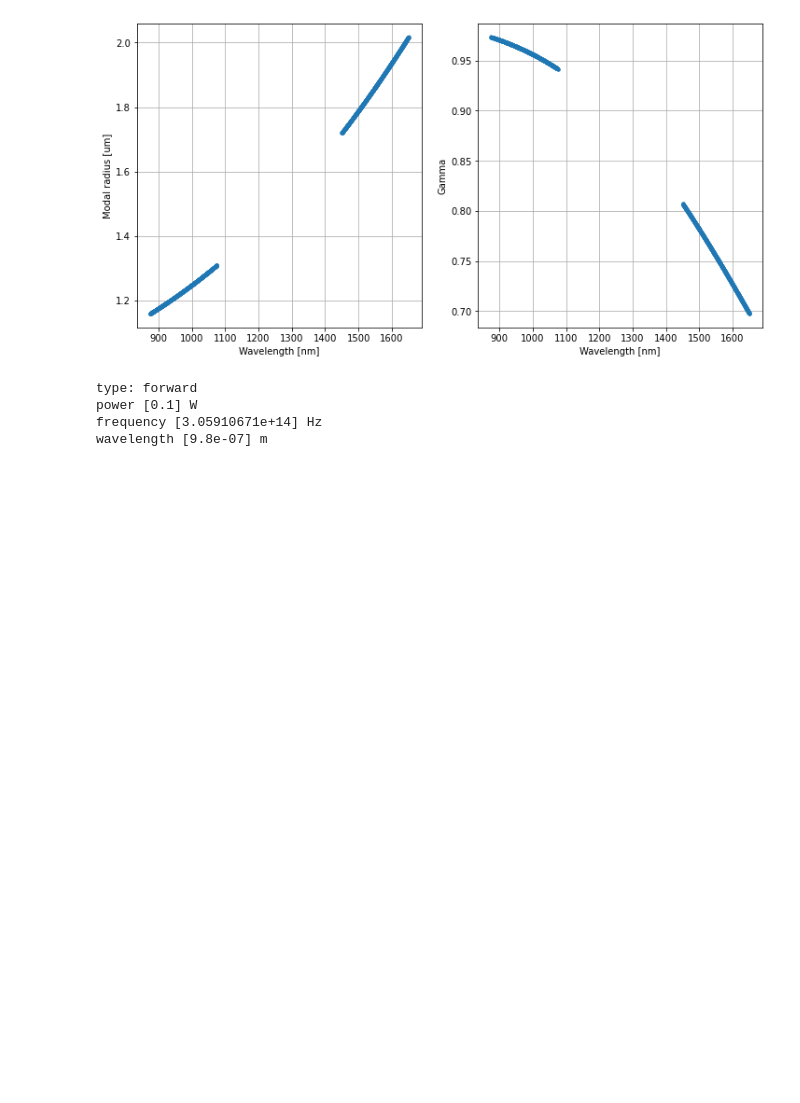
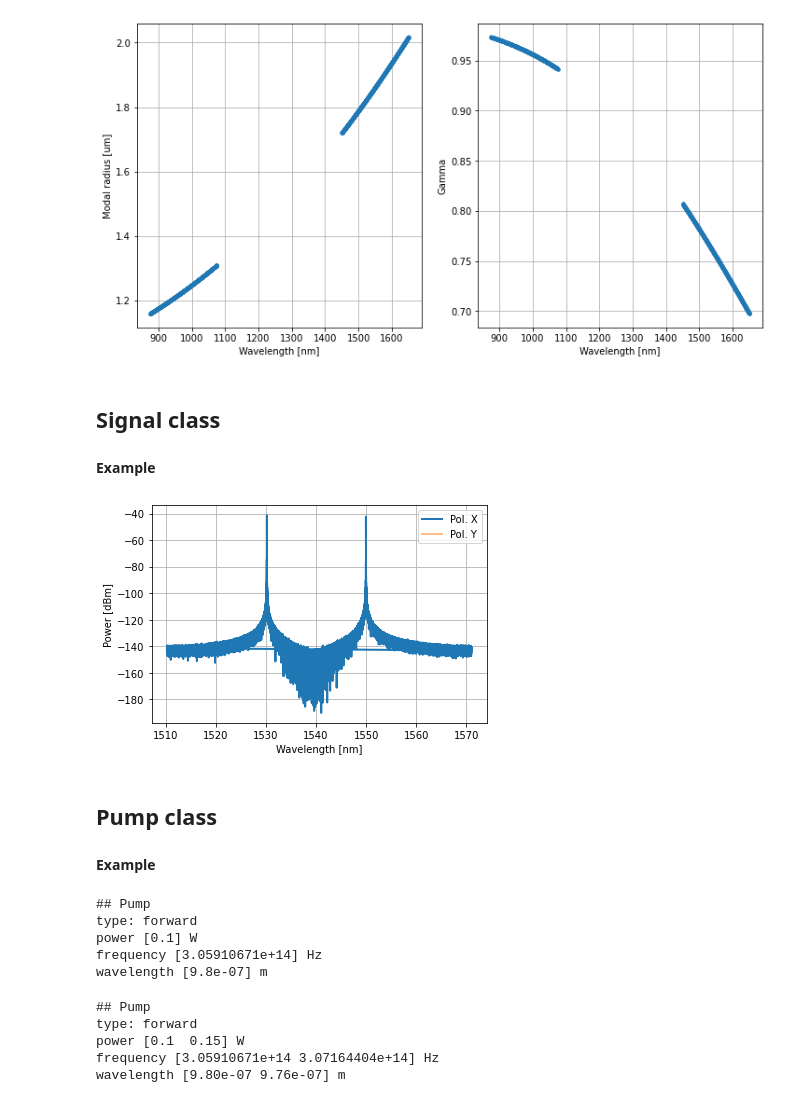
Before and after one commit to adophobr/OptiCommPy, a Jupyter notebook: examples/edf.ipynb, the cells around one changed output. Drawn from its saved outputs; the diff is of its cells as text; code cells hidden in the pictures; blank space fills up the shorter version.

```diff
--- a/examples/edf.ipynb
+++ b/examples/edf.ipynb
@@ -1,12 +11,4 @@
 # %%
-import os
-import numpy as np
-import matplotlib.pyplot as plt
-from scipy.constants import c
-
-class parameters:
-    pass
-
 class giles:
     def __init__(self, parameters):
         self.file = getattr(parameters, "file", "")
@@ -194,4 +202,6 @@ ax[1].set_ylabel('Gamma')
 ax[1].grid(True)
 # %% [output]
 [figure]
+# %% [markdown]
+## Signal class
 # %%
@@ -226,3 +261,45 @@ class signal():
+# %% [markdown]
+**Example**
+# %%
+# Transmitter parameters:
+paramTx = parameters()
+paramTx.NSb = 2**10          # number os symbols
+paramTx.SpS = 256            # samples per symbol
+paramTx.Rs  = 30e9           # symbol rate
+paramTx.lw  = 1e6            # laser linewidth
+paramTx.Nch = 2              # number of channels
+paramTx.Nmodes   = 1         # number of modes
+paramTx.Pch_dBm  = -40       # channel power
+paramTx.freqSpac = 2.5e12    # channel bandwith
+paramTx.Fc       = c/1540e-9 # central frequency
+# %%
+# CW signal with two optical channels: 1530 and 1550 nm.
+t = np.arange(0, paramTx.NSb * paramTx.SpS)
+Fs = paramTx.Rs*paramTx.SpS
+
+# central frequencies of the WDM channels
+freqGrid = (
+    np.arange(-np.floor(paramTx.Nch / 2), np.floor(paramTx.Nch / 2) + 1, 1)
+    * paramTx.freqSpac
+)
+if (paramTx.Nch % 2) == 0:
+    freqGrid += paramTx.freqSpac / 2
+# linear power
+power_lin = 10**((paramTx.Pch_dBm)/10 - 3)
+# comb generation
+sigTxWDM = np.zeros((len(t), paramTx.Nmodes), dtype="complex")
+for indCh in range(paramTx.Nch):
+    for indMode in range(paramTx.Nmodes):
+        pho_pn_lo = phaseNoise(paramTx.lw, len(t), 1/Fs)
+        sigLO   = np.sqrt(power_lin)*np.exp(1j*pho_pn_lo)
+        sigTxWDM[:, indMode] += sigLO * np.exp(1j * 2 * np.pi * (freqGrid[indCh] / Fs) * t)
+# %%
+signal_tx = signal(sigTxWDM, Fs, paramTx.Fc)
+signal_tx.plot()
+# %% [output]
+[figure, added]
+# %% [markdown]
+## Pump class
 # %%
 class pump():
     def __init__(self, parameter):
@@ -241,9 +318,24 @@ class pump():
+# %% [markdown]
+**Example**
 # %%
 forward_pump = parameters()
-pump_signal = pump(forward_pump)
-print(pump_signal)
+pumpF = pump(forward_pump)
+print(pumpF)
 # %% [output]
+## Pump
 type: forward
 power [0.1] W
 frequency [3.05910671e+14] Hz
 wavelength [9.8e-07] m
+# %%
+forward_pump = parameters()
+forward_pump.power = np.array([100e-3, 150e-3])
+forward_pump.wavelength = np.array([980e-9, 976e-9])
+pumpF = pump(forward_pump)
+print(pumpF)
+# %% [output]
+## Pump
+type: forward
+power [0.1  0.15] W
+frequency [3.05910671e+14 3.07164404e+14] Hz
+wavelength [9.80e-07 9.76e-07] m
```
Also changed, not shown: parts of 25 cells of this notebook.
